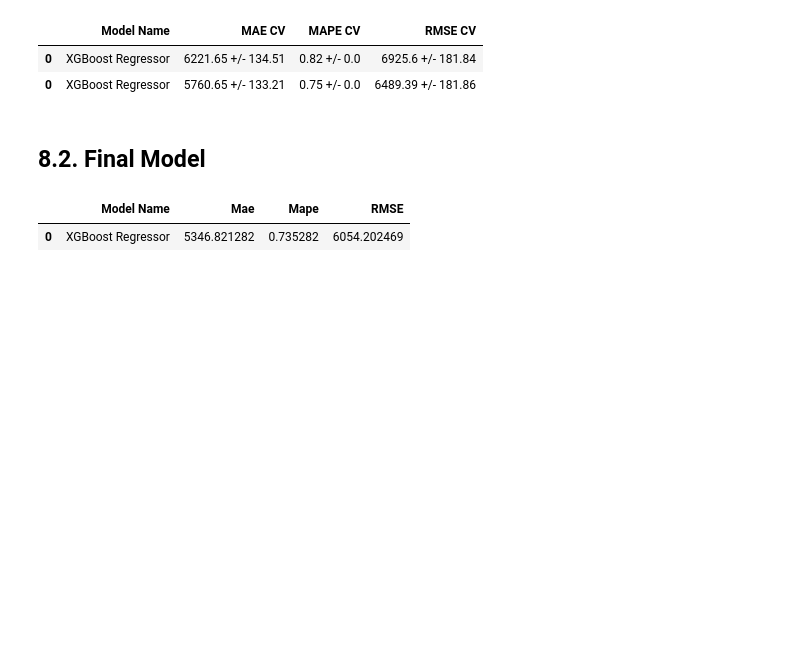
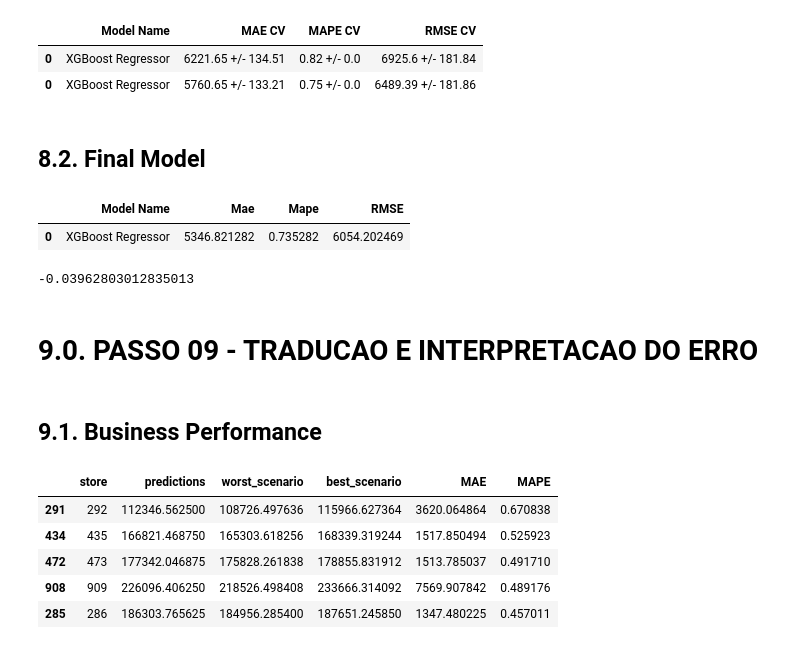
Before and after one commit to luucasalvesro/Rossmann-Store-Sales, a Jupyter notebook: Rossmann_sales_predict.ipynb, the cells around one changed output. Cells and saved outputs as stored; diff of their text form; code cells hidden in the pictures; blank space fills up the shorter version.

```diff
--- a/Rossmann_sales_predict.ipynb
+++ b/Rossmann_sales_predict.ipynb
@@ -1343,3 +1346,10 @@ xgb_result_tuned
 # %% [output]
 |  | Model Name | Mae | Mape | RMSE |
 | 0 | XGBoost Regressor | 5346.821282 | 0.735282 | 6054.202469 |
+# %%
+mpe = mean_percentage_error( np.expm1( y_test ), np.expm1( yhat_xgb ) )
+mpe
+# %% [output]
+-0.03962803012835013
+# %% [markdown]
+# 9.0. PASSO 09 - TRADUCAO E INTERPRETACAO DO ERRO
@@ -1345,0 +1362,2 @@ xgb_result_tuned
+# %% [markdown]
+## 9.1. Business Performance
@@ -1345,0 +1382,9 @@ xgb_result_tuned
+# %%
+df92.sort_values( 'MAPE', ascending=False ).head()
+# %% [output]
+|  | store | predictions | worst_scenario | best_scenario | MAE | MAPE |
+| 291 | 292 | 112346.562500 | 108726.497636 | 115966.627364 | 3620.064864 | 0.670838 |
+| 434 | 435 | 166821.468750 | 165303.618256 | 168339.319244 | 1517.850494 | 0.525923 |
+| 472 | 473 | 177342.046875 | 175828.261838 | 178855.831912 | 1513.785037 | 0.491710 |
+| 908 | 909 | 226096.406250 | 218526.498408 | 233666.314092 | 7569.907842 | 0.489176 |
+| 285 | 286 | 186303.765625 | 184956.285400 | 187651.245850 | 1347.480225 | 0.457011 |
```
Also changed, not shown: parts of 10 cells of this notebook.
